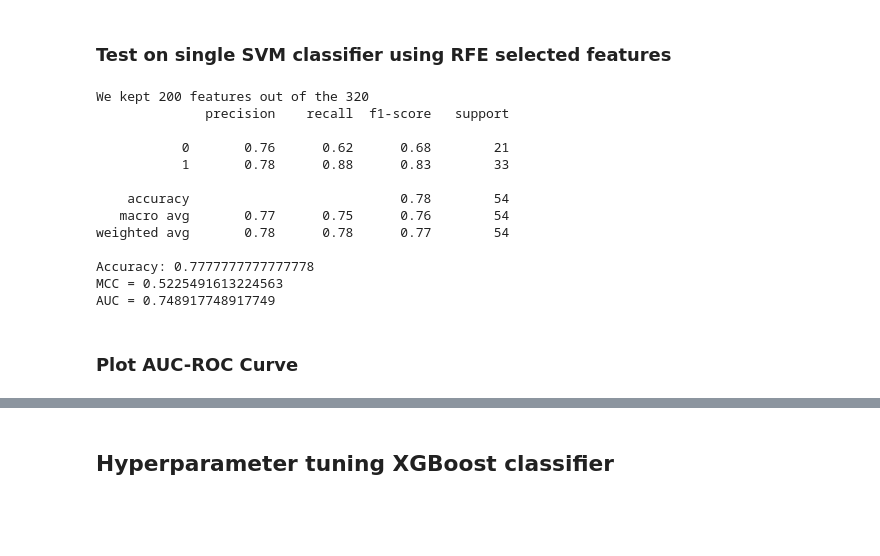
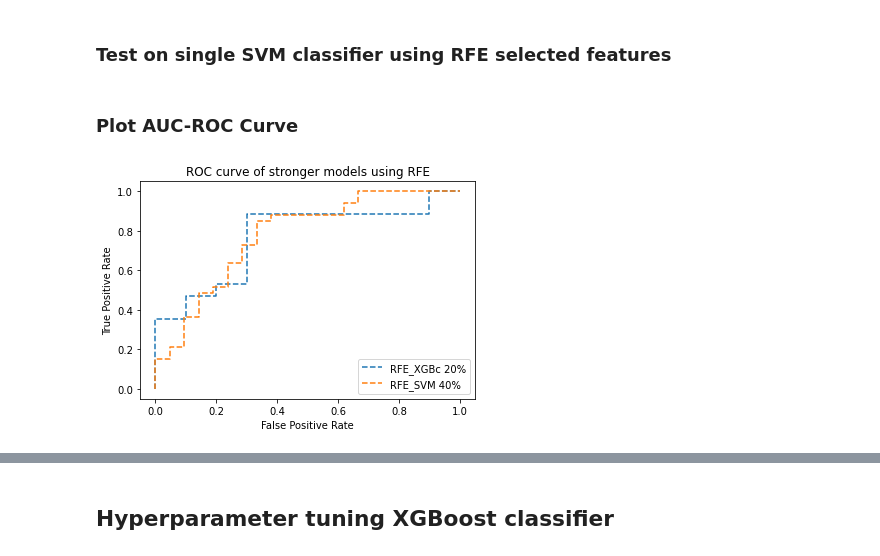
Before and after one commit to MartinMichaux/Predicting-Alzheimer-disease-Classification-Regression-Timeseries-Forecasting, a Jupyter notebook: classification/models_building.ipynb, the cells around one changed output, grey strips where cells are left out. Saved outputs shown, nothing was run; the diff lists cells and outputs as text; code cells hidden in the pictures; blank space fills up the shorter version.

```diff
--- a/classification/models_building.ipynb
+++ b/classification/models_building.ipynb
@@ -79,7 +79,7 @@ def XGB_class(X_train, X_test, y_train, y_test,learning_rate, n_estimators, max_
     print("MCC =",matthews_corrcoef(y_test, y_predicted))
     print("AUC =",metrics.roc_auc_score(y_test, y_predicted))
 
-    return y_predicted
+    return clf.predict_proba(X_test)[:,1]
 # %%
 sXGBc_y_predicted_20 = XGB_class(X_train_20,X_test_20,y_train_20,y_test_20,0,0,0,0,0,0,0,simple=True)
 sXGBc_y_predicted_40 = XGB_class(X_train_40,X_test_40,y_train_40,y_test_40,0,0,0,0,0,0,0,simple=True)
@@ -251,41 +278,28 @@ AUC = 0.7617647058823529
 # %% [markdown]
 ### Test on single SVM classifier using RFE selected features
 # %%
-min_features_to_select = 55
+min_features_to_select = 199
 
 #run RFE on current train subset
-clf = SVC(kernel='linear')
+clf = SVC(kernel='linear',probability=True)
 
 rfecv = RFECV(estimator=clf,min_features_to_select=min_features_to_select,step=3,n_jobs=-1,scoring="r2",cv=5)
-rfecv.fit(X_train, y_train)
+rfecv.fit(X_train_40, y_train_40.values.ravel())
 
 #keep selected features + check RFE accuracy scores during running
-newX_train = X_train[X_train.columns[rfecv.support_]]
-newX_test = X_test[X_test.columns[rfecv.support_]]
-print('We kept',newX_train.shape[1],'features out of the',X_train.shape[1])
+newX_train = X_train_40[X_train_40.columns[rfecv.support_]]
+newX_test = X_test_40[X_test_40.columns[rfecv.support_]]
+print('We kept',newX_train.shape[1],'features out of the',X_train_40.shape[1])
 
 # fitting x samples and y classes
-clf.fit(newX_train, y_train)
-SVM_y_predicted = clf.predict(newX_test)
+clf.fit(newX_train, y_train_40)
+preds = clf.predict(newX_test)
+RFE_SVM_y_predicted = clf.predict_proba(newX_test)[:,1]
 
-print(classification_report(y_test, SVM_y_predicted))
-print("Accuracy:", accuracy_score(y_test, SVM_y_predicted))
-print("MCC =",matthews_corrcoef(y_test, SVM_y_predicted))
-print("AUC =",metrics.roc_auc_score(y_test, SVM_y_predicted))
+print(classification_report(y_test_40, preds))
+print("Accuracy:", accuracy_score(y_test_40, preds))
+print("MCC =",matthews_corrcoef(y_test_40, preds))
+print("AUC =",metrics.roc_auc_score(y_test_40, preds))
-# %% [output]
-We kept 200 features out of the 320
-              precision    recall  f1-score   support
-
-           0       0.76      0.62      0.68        21
-           1       0.78      0.88      0.83        33
-
-    accuracy                           0.78        54
-   macro avg       0.77      0.75      0.76        54
-weighted avg       0.78      0.78      0.77        54
-
-Accuracy: 0.7777777777777778
-MCC = 0.5225491613224563
-AUC = 0.748917748917749
 # %% [markdown]
 ### Plot AUC-ROC Curve
 # %%
@@ -301,3 +316,11 @@ def roc(y_tests,y_predicted,models_name):
     plt.show()
+# %%
+y_tests = np.array([y_test_20,y_test_40])
+y_preds = np.array([RFE_XGB_y_predicted,RFE_SVM_y_predicted])
+models_name=np.array(['RFE_XGBc 20%','RFE_SVM 40%'])
+title = 'ROC curve of stronger models using RFE'
+roc(y_tests,y_preds,models_name,title)
+# %% [output]
+[figure, added]
 # %%
 y_tests = np.array([y_test_20,y_test_20,y_test_20,y_test_20,y_test_40,y_test_40,y_test_40,y_test_40])
```
Also changed, not shown: parts of 17 cells of this notebook, 17 other files.
